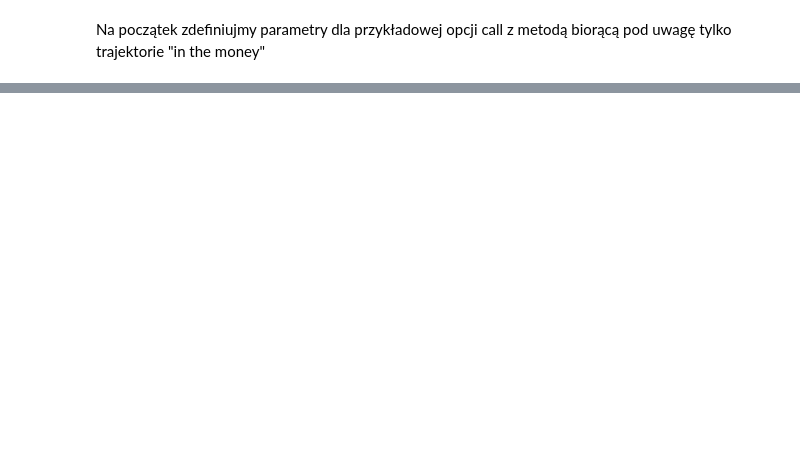
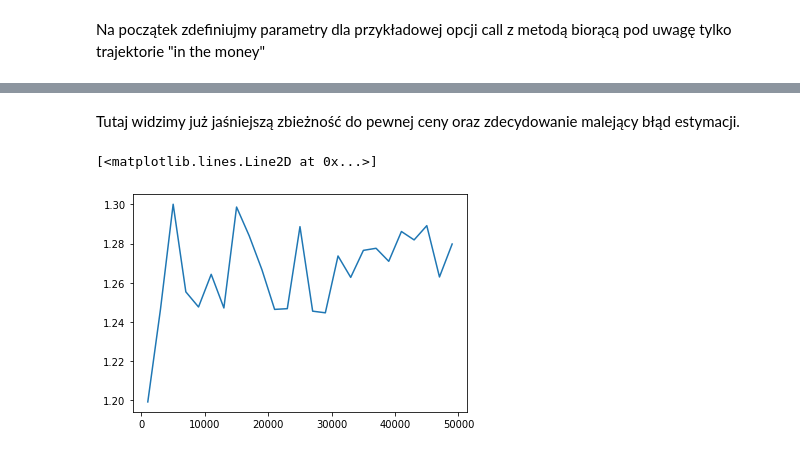
Before and after one commit to LipaFNTE/FinMath, a Jupyter notebook: OptionPricing/AmericanOptions.ipynb, the cells around one changed output, grey strips where cells are left out. Saved outputs shown, nothing was run; the diff lists cells and outputs as text; code cells hidden in the pictures; blank space fills up the shorter version.

```diff
--- a/OptionPricing/AmericanOptions.ipynb
+++ b/OptionPricing/AmericanOptions.ipynb
@@ -39,0 +67,13 @@ example
+# %%
+N_ = range(1000, 50000, 2000)
+# %%
+results_n = {}
+for n in N_:
+    results_n[n] = ao.pricingOption(r, K, s0, sigma, T, n, M, d, call, False)
+# %% [markdown]
+Tutaj widzimy już jaśniejszą zbieżność do pewnej ceny oraz zdecydowanie malejący błąd estymacji.
+# %%
+plt.plot(list(results_n.keys()), [i[0] for i in results_n.values()])
+# %% [output]
+[<matplotlib.lines.Line2D at 0x...>]
+[figure, added]
```
Also changed, not shown: parts of 18 cells of this notebook, 2 other files.
